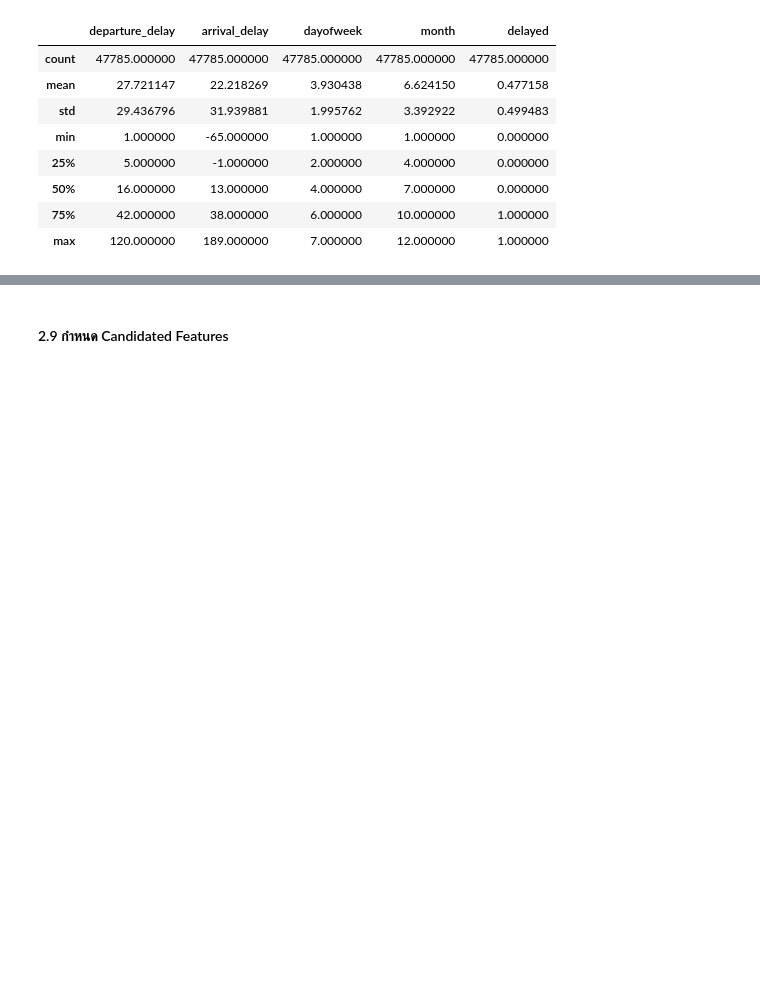
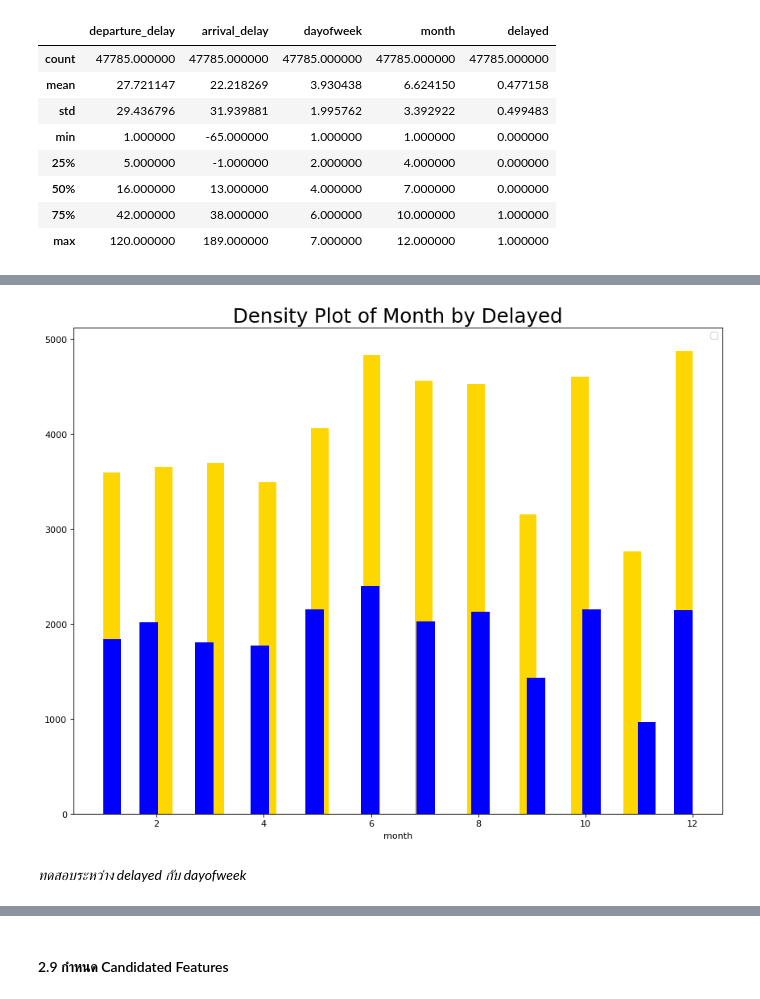
Before and after one commit to aekanun2020/Data-Analytics-using-Python, a Jupyter notebook: Python_Pandas_ScikitLearn_ClassificationwithPipeline&FeatureImportance.ipynb, the cells around one changed output, grey strips where cells are left out. Saved outputs shown, nothing was run; the diff lists cells and outputs as text; code cells hidden in the pictures; blank space fills up the shorter version.

```diff
--- a/Python_Pandas_ScikitLearn_ClassificationwithPipeline&FeatureImportance.ipynb
+++ b/Python_Pandas_ScikitLearn_ClassificationwithPipeline&FeatureImportance.ipynb
@@ -189,0 +200,11 @@ raw_pd.describe()
+# %%
+# Draw Plot
+plt.figure(figsize=(13,10), dpi= 80)
+sns.distplot(raw_pd.month, color="gold", kde=False, hist_kws={"alpha": 1})
+sns.distplot(raw_pd[raw_pd.delayed == 1].month, color="blue", kde=False, hist_kws={"alpha":1})
+
+# Decoration
+plt.title('Density Plot of Month by Delayed', fontsize=22)
+plt.legend()
+plt.show()
+# %% [output]
@@ -189,0 +212,3 @@ raw_pd.describe()
+[figure, added]
+# %% [markdown]
+*ทดสอบระหว่าง delayed กับ dayofweek*
```
Also changed, not shown: parts of 50 cells of this notebook.
